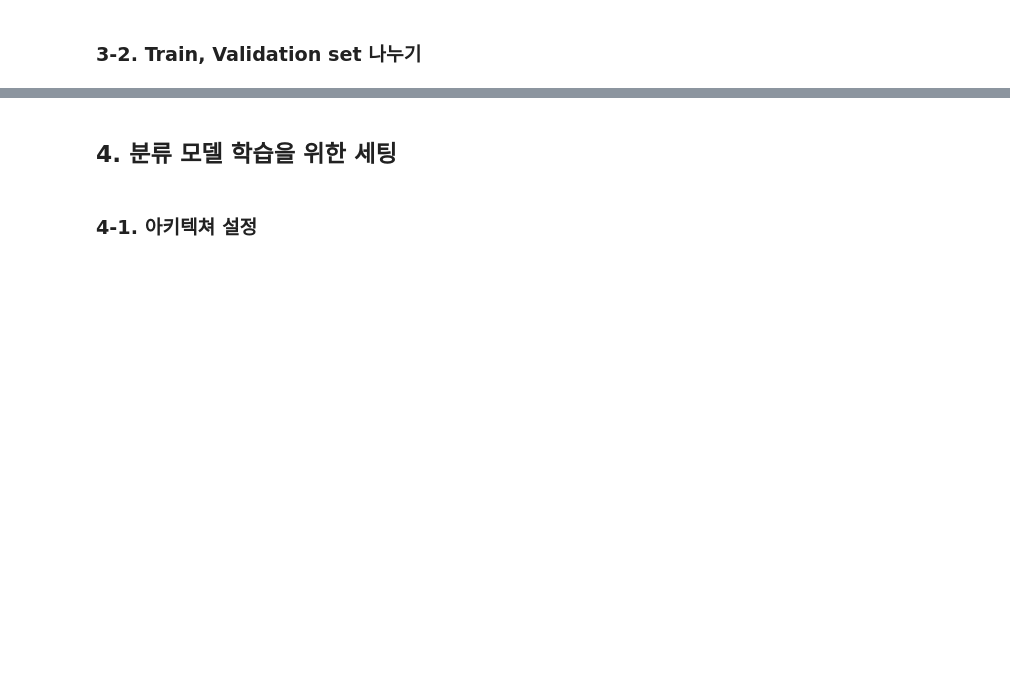
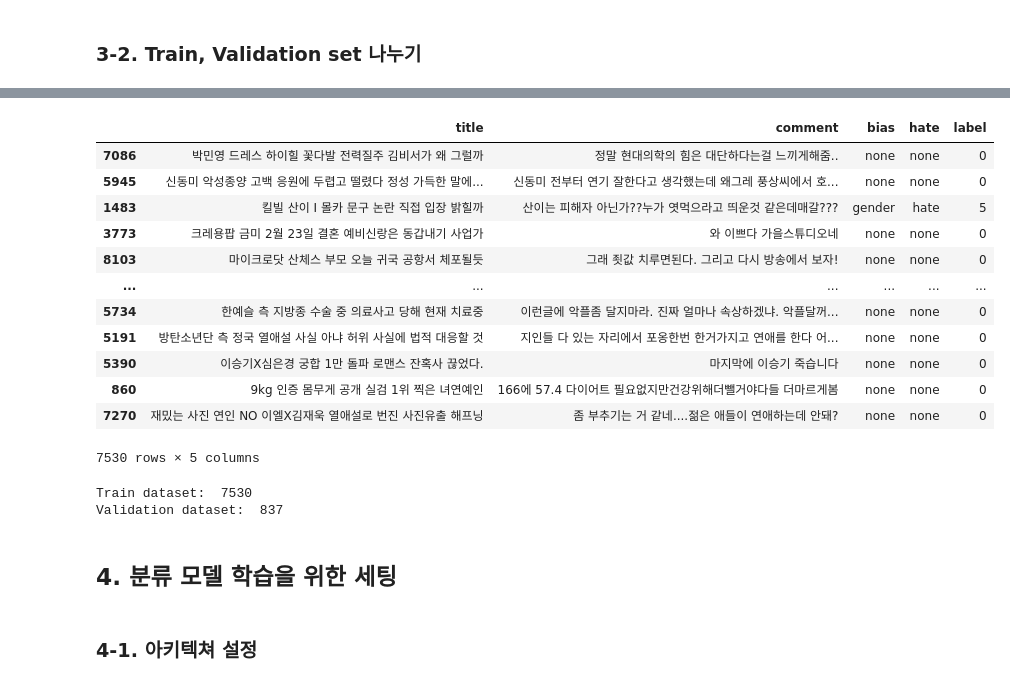
Before and after one commit to jungsolsol/Project1, a Jupyter notebook: comments identification/baseline_v2/nlp_baseline_v2.ipynb, the cells around one changed output, grey strips where cells are left out. Drawn from its saved outputs; the diff is of its cells as text; code cells hidden in the pictures; blank space fills up the shorter version.

```diff
--- a/comments identification/baseline_v2/nlp_baseline_v2.ipynb
+++ b/comments identification/baseline_v2/nlp_baseline_v2.ipynb
@@ -263,13 +437,31 @@ if DEBUG ==True :
+# %%
+# 추가 데이터 없음
+train_data = pd.concat([train_data.iloc[:,0:4], train_data.iloc[:,-1]], axis=1)
+# train_data = pd.concat([train_data, pororo, papago, google], axis=0, ignore_index=True)
+train_data
+# %% [output]
+|  | title | comment | bias | hate | label |
+| 7086 | 박민영 드레스 하이힐 꽃다발 전력질주 김비서가 왜 그럴까 | 정말 현대의학의 힘은 대단하다는걸 느끼게해줌.. | none | none | 0 |
+| 5945 | 신동미 악성종양 고백 응원에 두렵고 떨렸다 정성 가득한 말에... | 신동미 전부터 연기 잘한다고 생각했는데 왜그레 풍상씨에서 호... | none | none | 0 |
+| 1483 | 킬빌 산이 I 몰카 문구 논란 직접 입장 밝힐까 | 산이는 피해자 아닌가??누가 엿먹으라고 띄운것 같은데매갈??? | gender | hate | 5 |
+| 3773 | 크레용팝 금미 2월 23일 결혼 예비신랑은 동갑내기 사업가 | 와 이쁘다 가을스튜디오네 | none | none | 0 |
+| 8103 | 마이크로닷 산체스 부모 오늘 귀국 공항서 체포될듯 | 그래 죗값 치루면된다. 그리고 다시 방송에서 보자! | none | none | 0 |
+| ... | ... | ... | ... | ... | ... |
+| 5734 | 한예슬 측 지방종 수술 중 의료사고 당해 현재 치료중 | 이런글에 악플좀 달지마라. 진짜 얼마나 속상하겠냐. 악플달꺼... | none | none | 0 |
+| 5191 | 방탄소년단 측 정국 열애설 사실 아냐 허위 사실에 법적 대응할 것 | 지인들 다 있는 자리에서 포옹한번 한거가지고 연애를 한다 어... | none | none | 0 |
+| 5390 | 이승기X심은경 궁합 1만 돌파 로맨스 잔혹사 끊었다. | 마지막에 이승기 죽습니다 | none | none | 0 |
+| 860 | 9kg 인증 몸무게 공개 실검 1위 찍은 녀연예인 | 166에 57.4 다이어트 필요없지만건강위해더뺄거야다들 더마르게봄 | none | none | 0 |
+| 7270 | 재밌는 사진 연인 NO 이엘X김재욱 열애설로 번진 사진유출 해프닝 | 좀 부추기는 거 같네....젊은 애들이 연애하는데 안돼? | none | none | 0 |
+7530 rows × 5 columns
 # %%
-from sklearn.model_selection import train_test_split
-
-train_data, val_data = train_test_split(train_df, test_size=0.1, random_state=args.seed)
-
 train_dataset = CustomDataset(train_data, TOKENIZER, args.max_seq_len, 'train')
 val_dataset = CustomDataset(val_data, TOKENIZER, args.max_seq_len, 'validation')
 
 print("Train dataset: ", len(train_dataset))
 print("Validation dataset: ", len(val_dataset))
+# %% [output]
+Train dataset:  7530
+Validation dataset:  837
 # %% [markdown]
 ## 4. 분류 모델 학습을 위한 세팅
 # %% [markdown]
```
Also changed, not shown: parts of 40 cells of this notebook, 9 other files.
